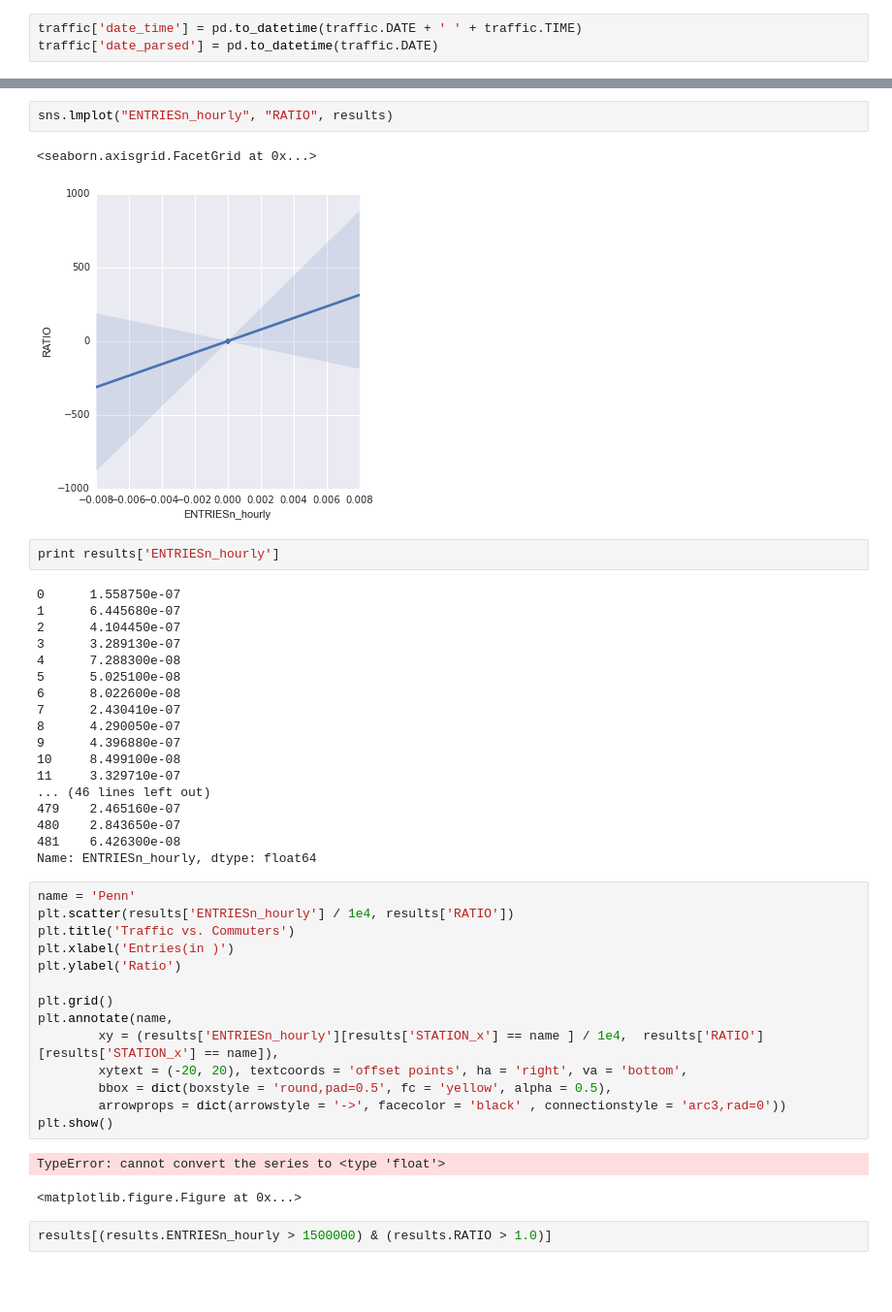
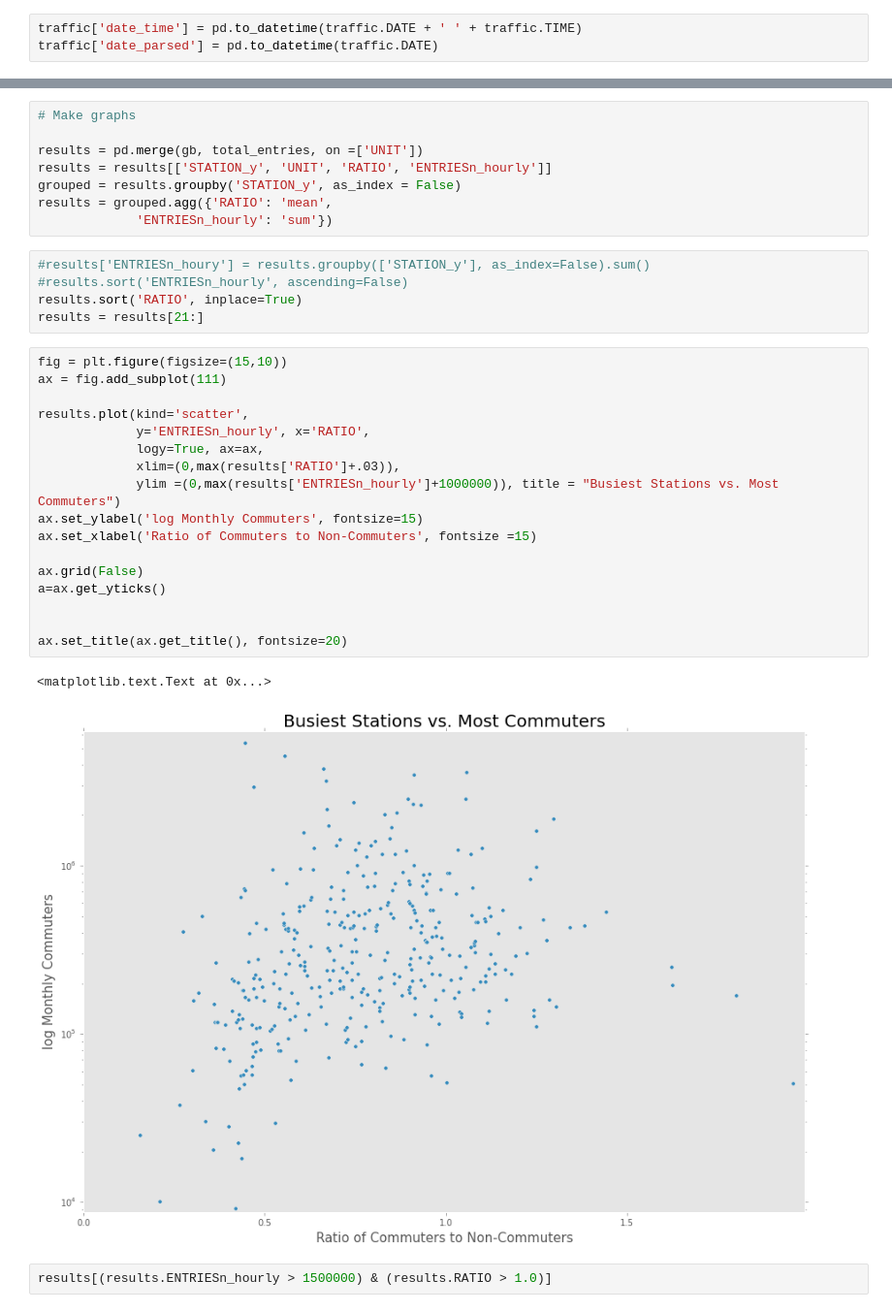
Before and after one commit to npatta01/MTA-Analysis, a Jupyter notebook: Problem3.ipynb, the cells around one changed output, grey strips where cells are left out. Shown: that part at 97% size. Cells and saved outputs as stored; diff of their text form; blank space fills up the shorter version.

Commit message:
finished plot

```diff
--- a/Problem3.ipynb
+++ b/Problem3.ipynb
@@ -198,45 +113,36 @@ print results
-# %%
-sns.lmplot("ENTRIESn_hourly", "RATIO", results)
-# %% [output]
-<seaborn.axisgrid.FacetGrid at 0x...>
-[figure, removed]
-# %%
-print results['ENTRIESn_hourly']
-# %% [output]
-0      1.558750e-07
-1      6.445680e-07
-2      4.104450e-07
-3      3.289130e-07
-4      7.288300e-08
-5      5.025100e-08
-6      8.022600e-08
-7      2.430410e-07
-8      4.290050e-07
-9      4.396880e-07
-10     8.499100e-08
-11     3.329710e-07
-... (46 lines left out)
-479    2.465160e-07
-480    2.843650e-07
-481    6.426300e-08
-Name: ENTRIESn_hourly, dtype: float64
-# %%
-name = 'Penn'
-plt.scatter(results['ENTRIESn_hourly'] / 1e4, results['RATIO'])
-plt.title('Traffic vs. Commuters')
-plt.xlabel('Entries(in )')
-plt.ylabel('Ratio')
-
-plt.grid()
-plt.annotate(name,
-        xy = (results['ENTRIESn_hourly'][results['STATION_x'] == name ] / 1e4,  results['RATIO'][results['STATION_x'] == name]),
-        xytext = (-20, 20), textcoords = 'offset points', ha = 'right', va = 'bottom',
-        bbox = dict(boxstyle = 'round,pad=0.5', fc = 'yellow', alpha = 0.5),
-        arrowprops = dict(arrowstyle = '->', facecolor = 'black' , connectionstyle = 'arc3,rad=0'))
-plt.show()
-# %% [output]
-TypeError: cannot convert the series to <type 'float'>
-<matplotlib.figure.Figure at 0x...>
+# %%
+# Make graphs
+
+results = pd.merge(gb, total_entries, on =['UNIT'])
+results = results[['STATION_y', 'UNIT', 'RATIO', 'ENTRIESn_hourly']]
+grouped = results.groupby('STATION_y', as_index = False)
+results = grouped.agg({'RATIO': 'mean',
+             'ENTRIESn_hourly': 'sum'})
+# %%
+#results['ENTRIESn_houry'] = results.groupby(['STATION_y'], as_index=False).sum()
+#results.sort('ENTRIESn_hourly', ascending=False)
+results.sort('RATIO', inplace=True)
+results = results[21:]
+# %%
+fig = plt.figure(figsize=(15,10))
+ax = fig.add_subplot(111)
+
+results.plot(kind='scatter',
+             y='ENTRIESn_hourly', x='RATIO',
+             logy=True, ax=ax,
+             xlim=(0,max(results['RATIO']+.03)),
+             ylim =(0,max(results['ENTRIESn_hourly']+1000000)), title = "Busiest Stations vs. Most Commuters")
+ax.set_ylabel('log Monthly Commuters', fontsize=15)
+ax.set_xlabel('Ratio of Commuters to Non-Commuters', fontsize =15)
+
+ax.grid(False)
+a=ax.get_yticks()
+
+
+ax.set_title(ax.get_title(), fontsize=20)
+# %% [output]
+<matplotlib.text.Text at 0x...>
+[figure, added]
 # %%
 results[(results.ENTRIESn_hourly > 1500000) & (results.RATIO > 1.0)]
 # %% [output]
```
Also changed, not shown: parts of 10 cells of this notebook.
